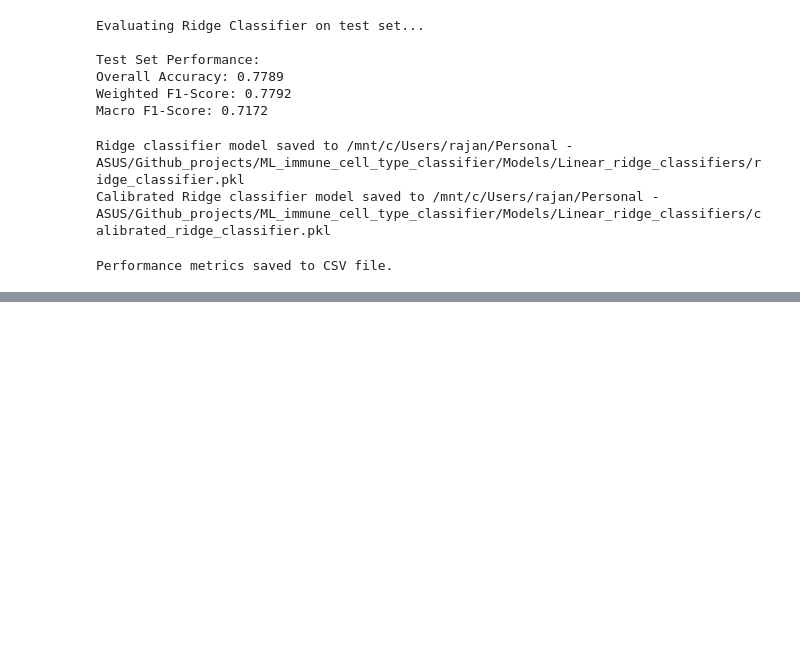
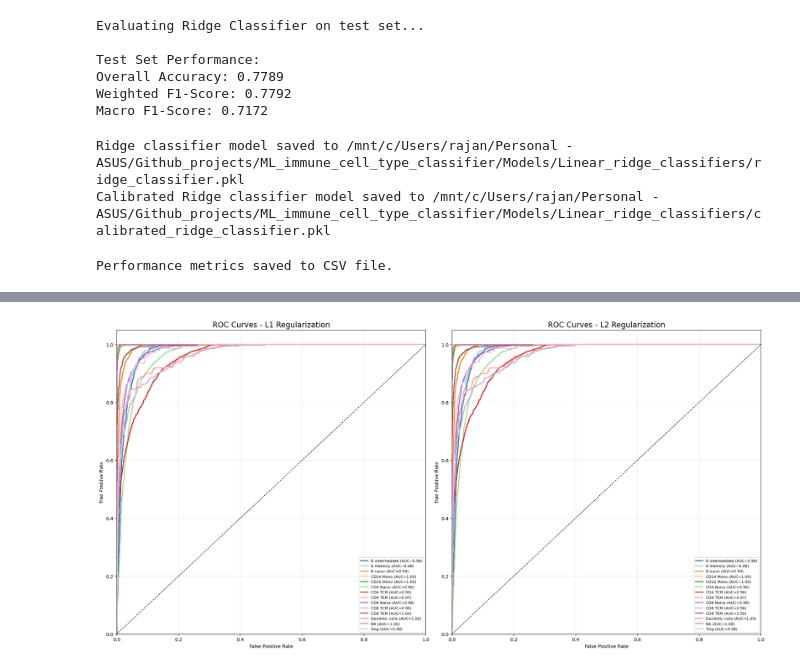
Before and after one commit to rajantidke/ML_immune_cell_type_classifier, a Jupyter notebook: Notebooks/3_Supervised_Learning.ipynb, the cells around one changed output, grey strips where cells are left out. Cells and saved outputs as stored; diff of their text form; code cells hidden in the pictures; blank space fills up the shorter version.

```diff
--- a/Notebooks/3_Supervised_Learning.ipynb
+++ b/Notebooks/3_Supervised_Learning.ipynb
@@ -616,0 +949,44 @@ Performance metrics saved to CSV file.
+# %%
+# Rebuild what's needed (wiped by kernel restart)
+y_val_bin = label_binarize(y_val, classes=np.unique(y_train))
+n_classes = y_val_bin.shape[1]
+color_palette = sns.color_palette("tab20", n_colors=min(20, n_classes))
+color_palette += sns.color_palette("tab20b", n_colors=max(0, n_classes - 20))
+# %%
+fig, axes = plt.subplots(1, 2, figsize=(20, 10))
+
+for i in range(n_classes):
+    fpr_l1, tpr_l1, _ = roc_curve(y_val_bin[:, i], y_val_proba_lr_l1[:, i])
+    roc_auc_l1 = auc(fpr_l1, tpr_l1)
+    class_name = label_encoder.classes_[i]
+    axes[0].plot(fpr_l1, tpr_l1, lw=2, color=color_palette[i % len(color_palette)], label=f"{class_name} (AUC={roc_auc_l1:.2f})")
+
+axes[0].plot([0, 1], [0, 1], "k--", lw=1)
+axes[0].set_xlim([0.0, 1.0])
+axes[0].set_ylim([0.0, 1.05])
+axes[0].set_xlabel("False Positive Rate")
+axes[0].set_ylabel("True Positive Rate")
+axes[0].set_title("ROC Curves - L1 Regularization", fontsize=16)
+axes[0].legend(loc="lower right", fontsize=8)
+axes[0].grid(alpha=0.3)
+
+for i in range(n_classes):
+    fpr_l2, tpr_l2, _ = roc_curve(y_val_bin[:, i], y_val_proba_lr_l2[:, i])
+    roc_auc_l2 = auc(fpr_l2, tpr_l2)
+    class_name = label_encoder.classes_[i]
+    axes[1].plot(fpr_l2, tpr_l2, lw=2, color=color_palette[i % len(color_palette)], label=f"{class_name} (AUC={roc_auc_l2:.2f})")
+
+axes[1].plot([0, 1], [0, 1], "k--", lw=1)
+axes[1].set_xlim([0.0, 1.0])
+axes[1].set_ylim([0.0, 1.05])
+axes[1].set_xlabel("False Positive Rate")
+axes[1].set_ylabel("True Positive Rate")
+axes[1].set_title("ROC Curves - L2 Regularization", fontsize=16)
+axes[1].legend(loc="lower right", fontsize=8)
+axes[1].grid(alpha=0.3)
+
+plt.tight_layout()
+plt.savefig(os.path.join(PLOT_DIR, "comparison_roc_curves_l1_l2.png"), dpi=300, bbox_inches="tight")
+plt.show()
+# %% [output]
+[figure, added]
```
Also changed, not shown: parts of 40 cells of this notebook, 7 other files.
